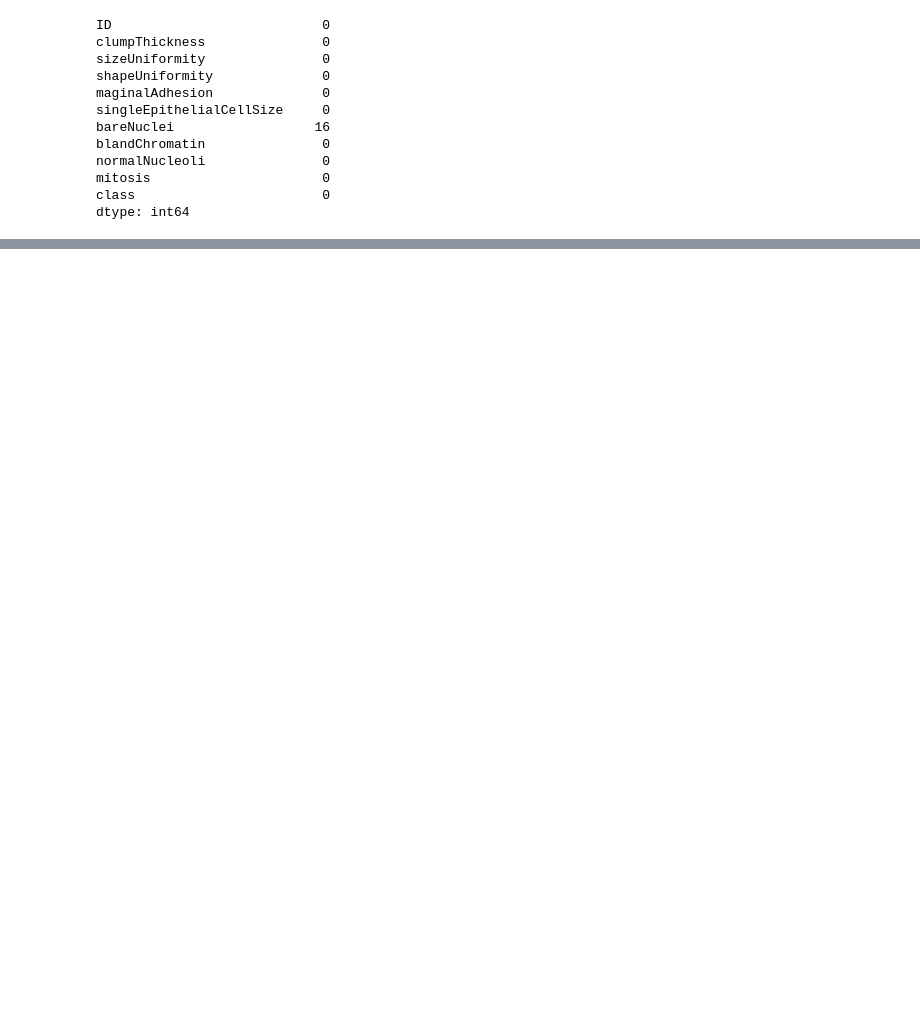
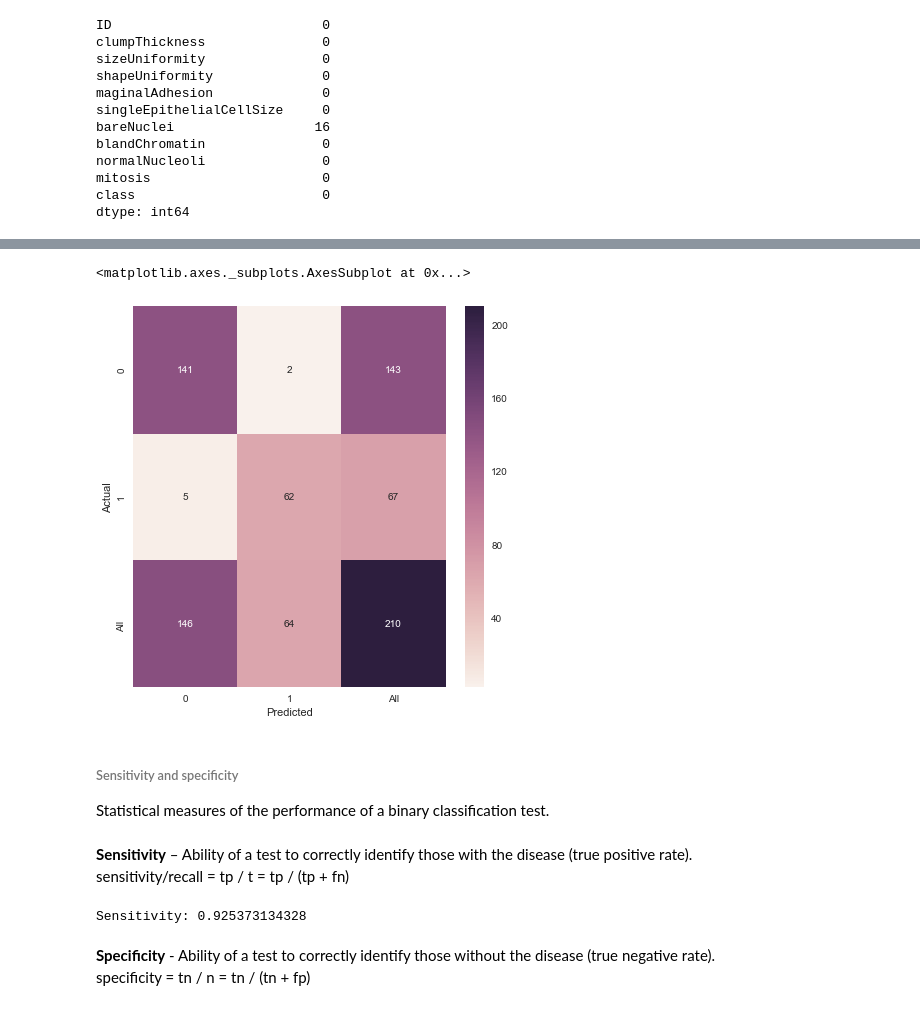
Before and after one commit to SravanthiVillanova/big-data-python-class, a Jupyter notebook: Homeworks/Project/ADUSUMILLI_SRAVANTHI_Final_Project.ipynb, the cells around one changed output, grey strips where cells are left out. Drawn from its saved outputs; the diff is of its cells as text; code cells hidden in the pictures; blank space fills up the shorter version.

```diff
--- a/Homeworks/Project/ADUSUMILLI_SRAVANTHI_Final_Project.ipynb
+++ b/Homeworks/Project/ADUSUMILLI_SRAVANTHI_Final_Project.ipynb
@@ -112,0 +278,7 @@ df1
+# %%
+X = data.iloc[:, 0:7].values
+X = np.array(X)
+y = data.iloc[:, 8].values
+y = np.array(y)
+
+X_train, X_test, y_train, y_test = train_test_split(X, y, test_size = 0.30, random_state = 42)
@@ -112,0 +301,3 @@ df1
+# %%
+LogReg = LogisticRegression()
+LogReg.fit(X_train, y_train)
@@ -112,0 +309,10 @@ df1
+# %%
+lg_y_pred = LogReg.predict(X_test)
+# %%
+from sklearn.metrics import confusion_matrix
+
+lg_cm = confusion_matrix(y_test, lg_y_pred)
+print(lg_cm)
+
+lg_cmat = pd.crosstab(y_test, lg_y_pred, rownames=['Actual'], colnames=['Predicted'], margins=True)
+lg_cmat
@@ -112,0 +329,10 @@ df1
+# %%
+f, ax = plt.subplots(figsize=(7, 7))
+
+sns.heatmap(lg_cmat,annot=True, fmt="d")
+# %% [output]
+<matplotlib.axes._subplots.AxesSubplot at 0x...>
+[figure, added]
+# %% [markdown]
+###### Sensitivity and specificity
+Statistical measures of the performance of a binary classification test. <br/>
@@ -112,0 +345,10 @@ df1
+# %% [markdown]
+**Sensitivity** – Ability of a test to correctly identify those with the disease (true positive rate). <br/>
+sensitivity/recall = tp / t = tp / (tp + fn)
+# %%
+print("Sensitivity:",TP / float(TP + FN))
+# %% [output]
+Sensitivity: 0.925373134328
+# %% [markdown]
+**Specificity** - Ability of a test to correctly identify those without the disease (true negative rate). <br/>
+specificity = tn / n = tn / (tn + fp)
```
Also changed, not shown: parts of 83 cells of this notebook, 2 other files.
